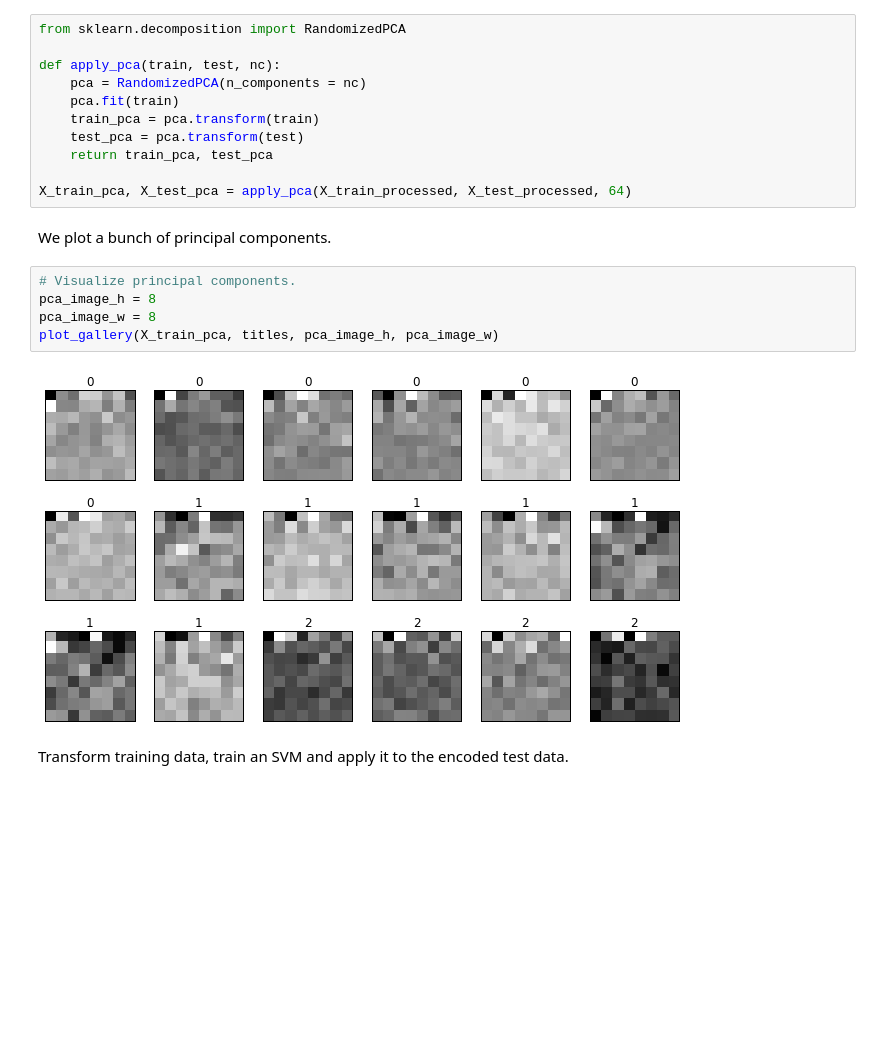
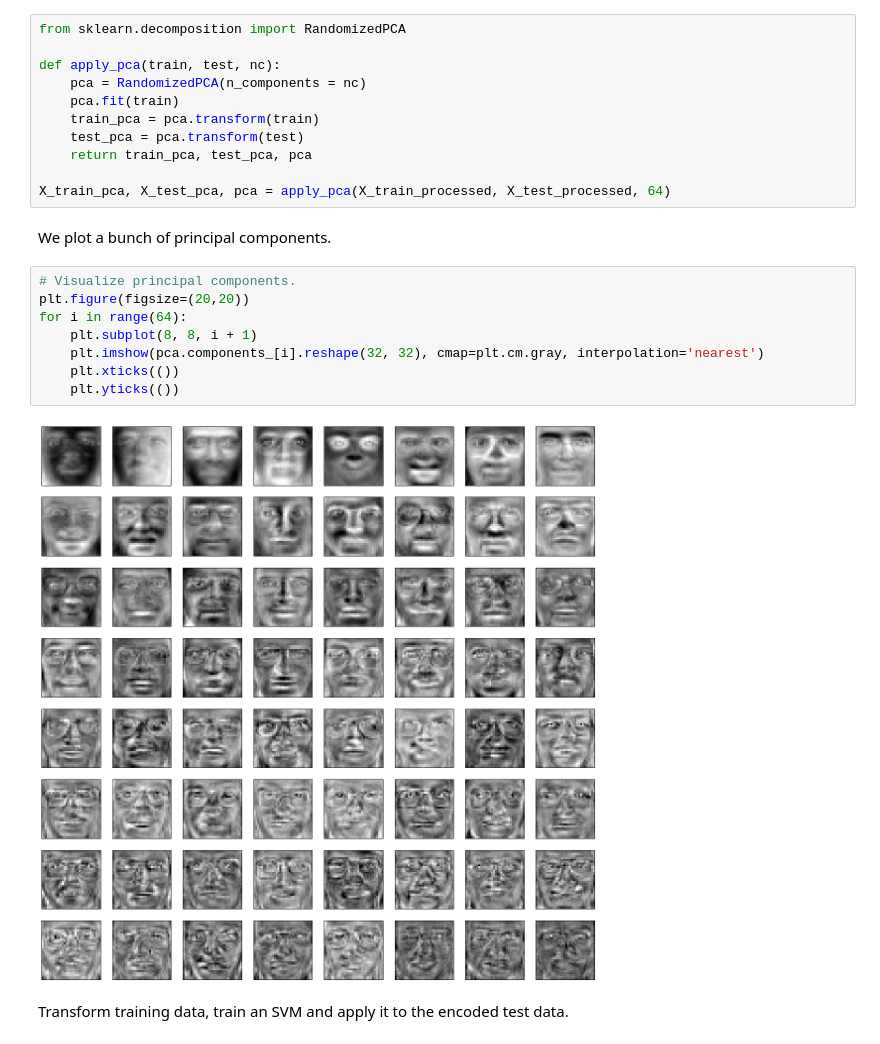
Before and after one commit to osamoylenko/YSDA_deeplearning17, a Jupyter notebook: Seminar1/Homework 1 (Face Recognition).ipynb, the cells around one changed output. Drawn from its saved outputs; the diff is of its cells as text; blank space fills up the shorter version.

```diff
--- a/Seminar1/Homework 1 (Face Recognition).ipynb
+++ b/Seminar1/Homework 1 (Face Recognition).ipynb
@@ -97,18 +95,21 @@ def apply_pca(train, test, nc):
     pca.fit(train)
     train_pca = pca.transform(train)
     test_pca = pca.transform(test)
-    return train_pca, test_pca
+    return train_pca, test_pca, pca
 
-X_train_pca, X_test_pca = apply_pca(X_train_processed, X_test_processed, 64)
+X_train_pca, X_test_pca, pca = apply_pca(X_train_processed, X_test_processed, 64)
 # %% [markdown]
 We plot a bunch of principal components.
-# %%
-# Visualize principal components.
-pca_image_h = 8
-pca_image_w = 8
-plot_gallery(X_train_pca, titles, pca_image_h, pca_image_w)
-# %% [output]
-[figure, removed]
+# %%
+# Visualize principal components.
+plt.figure(figsize=(20,20))
+for i in range(64):
+    plt.subplot(8, 8, i + 1)
+    plt.imshow(pca.components_[i].reshape(32, 32), cmap=plt.cm.gray, interpolation='nearest')
+    plt.xticks(())
+    plt.yticks(())
+# %% [output]
+[figure, added]
 # %% [markdown]
 Transform training data, train an SVM and apply it to the encoded test data.
 # %%
```
Also changed, not shown: parts of 3 cells of this notebook.
